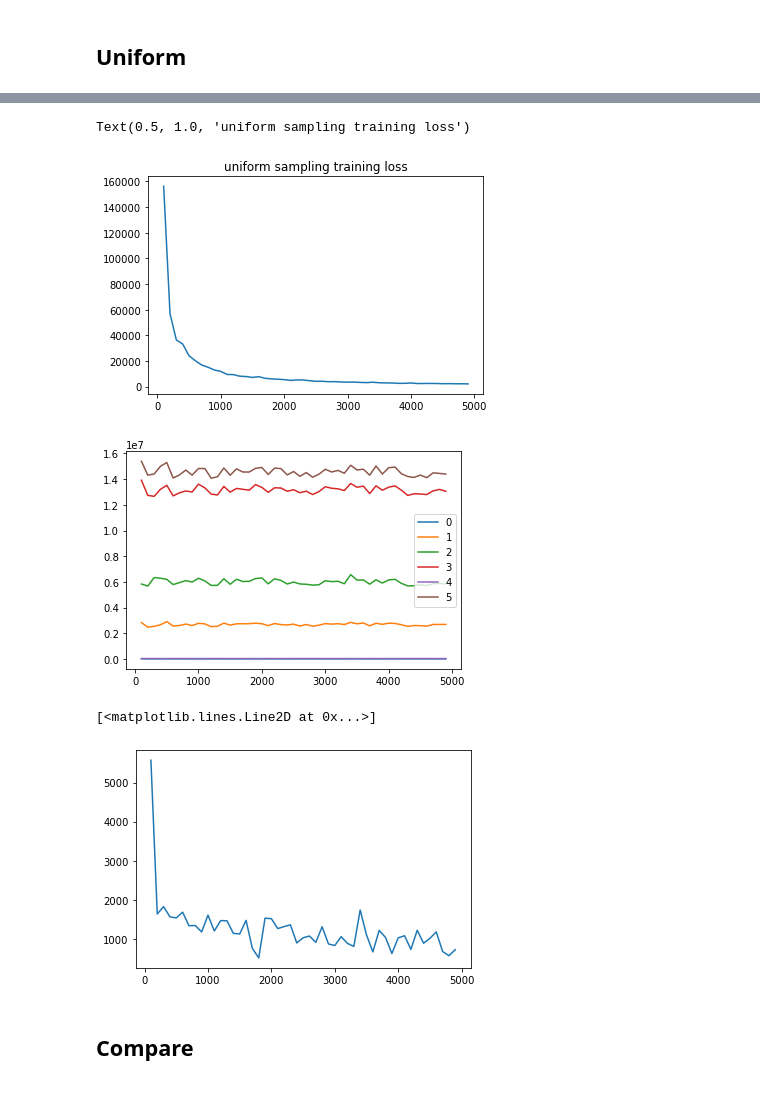
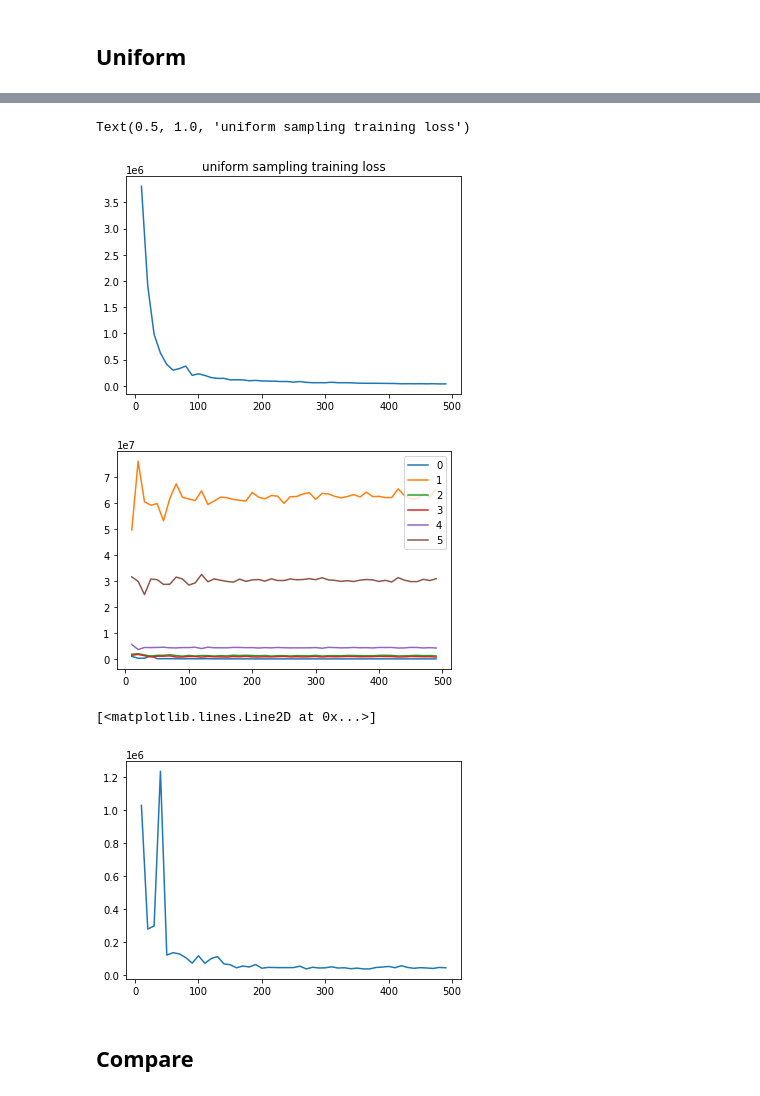
Before and after one commit to WendyH1108/AL-Robotics, a Jupyter notebook: new_al.ipynb, the cells around one changed output, grey strips where cells are left out. Drawn from its saved outputs; the diff is of its cells as text; code cells hidden in the pictures.

```diff
--- a/new_al.ipynb
+++ b/new_al.ipynb
@@ -31,7 +37,7 @@ best_epoch_loss = []
 best_predict_loss = []
 test_data, test_label = generate_data.generate_task_sample(data_model, raw_data[0], shared_features,0, 500)
 test_dataset = (test_data, test_label)
-for sample_size in np.arange(100,5000,100):
+for sample_size in rng:
   hidden_dim = [32,32]
   spectral_norms = [False]*len(hidden_dim)
   best_model = MLP(options["dim_x"], 1, hidden_dim, spectral_norms, num_task, False, True)
@@ -45,7 +51,7 @@ for sample_size in np.arange(100,5000,100):
   total_loss = 0
   for i in range(epoch):
     total_loss += active_model.train_source(best_model, train_dataset, 6, optimizer, i, False)
-    # scheduler.step()
+    scheduler.step()
   best_epoch_loss.append(total_loss/epoch)
   predict_loss = []
   for k in range(num_task):
@@ -73,24 +80,12 @@ shared_features = options["features"]
 v = np.array([1]*len(raw_data))
 v = v / (len(raw_data))
 sample_size = 500
-# %%
-train_dataset, test_dataset = generate_data.get_dataset(data_model, raw_data, options, sample_size, shared_features, v)
-# %%
-# M = len(train_dataset[0])
-# L = 50   # base length
-# K = 32   # model dimension
-# epoch = int(math.log(K*M,L))
-hidden_dim = [32,32]
-spectral_norms = [False]*len(hidden_dim)
-uni_model = MLP(options["dim_x"], 1, hidden_dim, spectral_norms, num_task, False, True)
-optimizer = optim.SGD(uni_model.parameters(), lr=0.01, momentum=0.9)
-scheduler = StepLR(optimizer, step_size=200, gamma=0.9)
 # %%
 uni_epoch_loss = []
 uni_predict_loss = []
 test_data, test_label = generate_data.generate_task_sample(data_model, raw_data[0], shared_features,0, 500)
 test_dataset = (test_data, test_label)
-for sample_size in np.arange(100,5000, 100):
+for sample_size in rng:
   hidden_dim = [32,32]
   spectral_norms = [False]*len(hidden_dim)
   uni_model = MLP(options["dim_x"], 1, hidden_dim, spectral_norms, num_task, False, True)
@@ -113,21 +126,23 @@ for sample_size in np.arange(100,5000, 100):
 # %%
-plt.plot(np.arange(100,5000, 100),uni_epoch_loss)
+plt.plot(rng,uni_epoch_loss)
 plt.title("uniform sampling training loss")
 # %% [output]
 Text(0.5, 1.0, 'uniform sampling training loss')
-[figure, old version]
+[figure, new version]
 # %%
+# last layer loss
 for k in range(num_task):
-    plt.plot(np.arange(100,5000, 100), np.array(uni_predict_loss).T[k], label=k)
+    plt.plot(rng, np.array(uni_predict_loss).T[k], label=k)
 plt.legend()
 plt.show()
 # %% [output]
-[figure, old version]
+[figure, new version]
 # %%
-plt.plot(np.arange(100,5000, 100), np.array(uni_predict_loss).T[0], label=0)
+# target nn last layer
+plt.plot(rng, np.array(uni_predict_loss).T[0], label=0)
 # %% [output]
 [<matplotlib.lines.Line2D at 0x...>]
-[figure, old version]
+[figure, new version]
 # %% [markdown]
 ## Compare
 # %%
```
Also changed, not shown: parts of 7 cells of this notebook, 1 other file.
